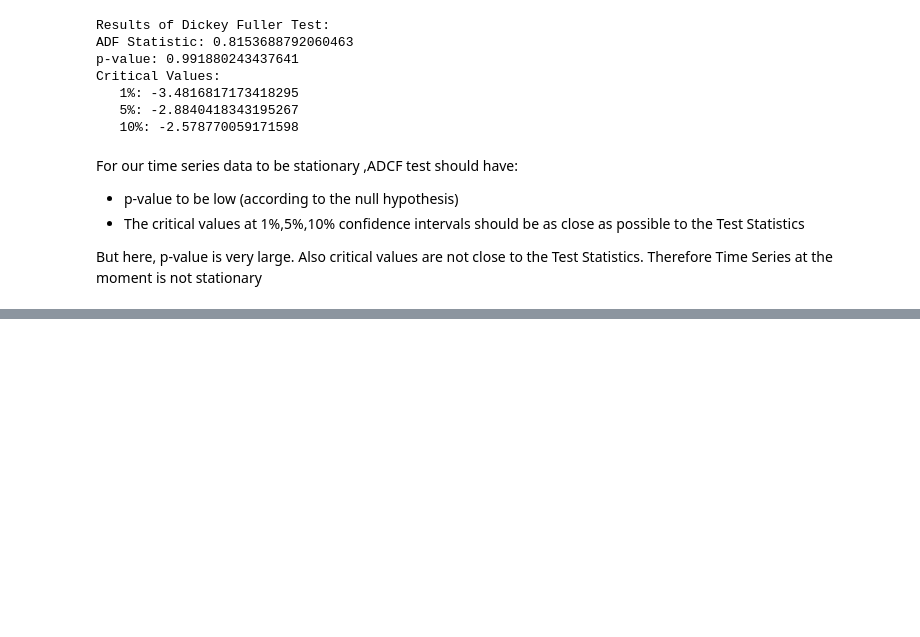
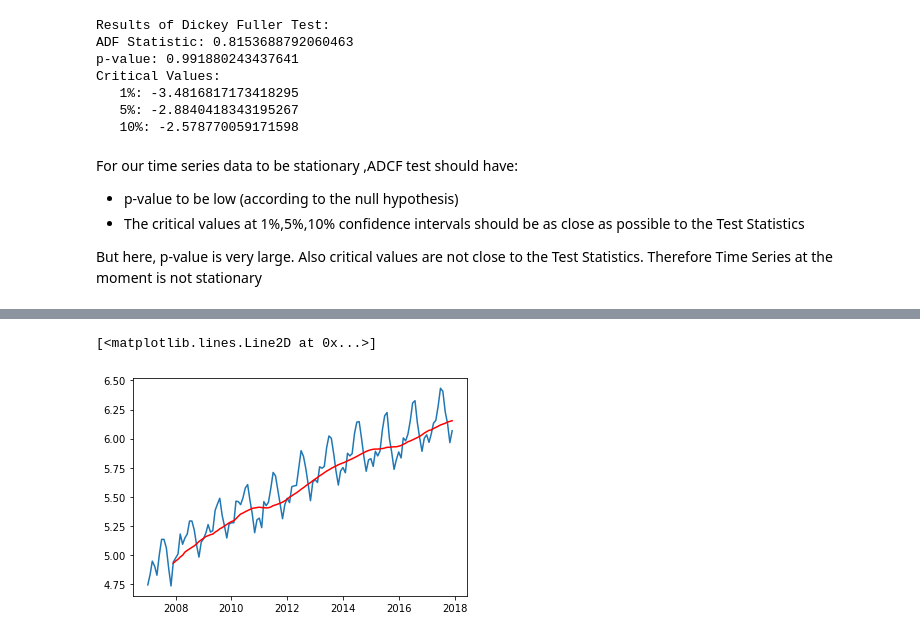
Before and after one commit to SuprajaYadavH/Sales-Forecasting, a Jupyter notebook: Sales forecasting.ipynb, the cells around one changed output, grey strips where cells are left out. Drawn from its saved outputs; the diff is of its cells as text; code cells hidden in the pictures; blank space fills up the shorter version.

```diff
--- a/Sales forecasting.ipynb
+++ b/Sales forecasting.ipynb
@@ -168,0 +279,10 @@ Therefore Time Series at the moment is not stationary
+# %%
+df['Log_Value'] = np.log(df['value'])
+# %%
+movingAverage = df.Log_Value.rolling(window=12).mean()
+movingSTD = df.Log_Value.rolling(window=12).std()
+plt.plot(df.Log_Value)
+plt.plot(movingAverage, color='red')
+# %% [output]
+[<matplotlib.lines.Line2D at 0x...>]
+[figure, added]
```
Also changed, not shown: parts of 33 cells of this notebook.
